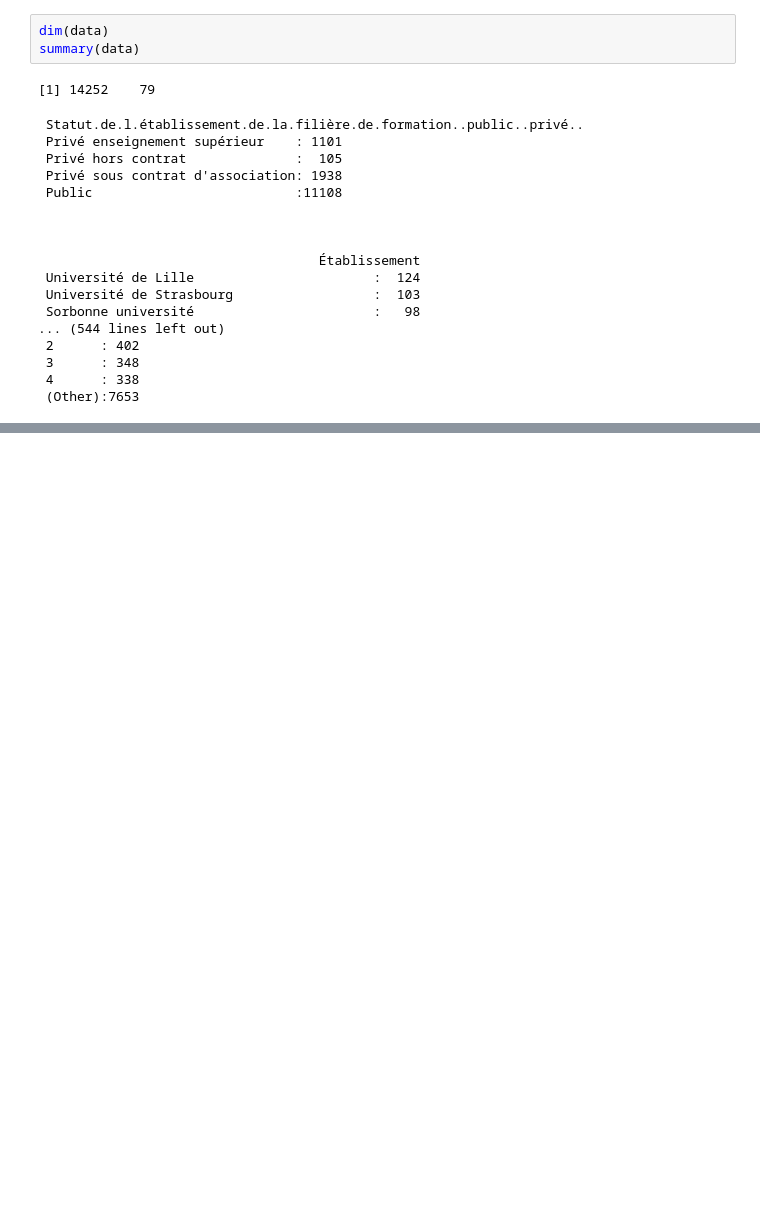
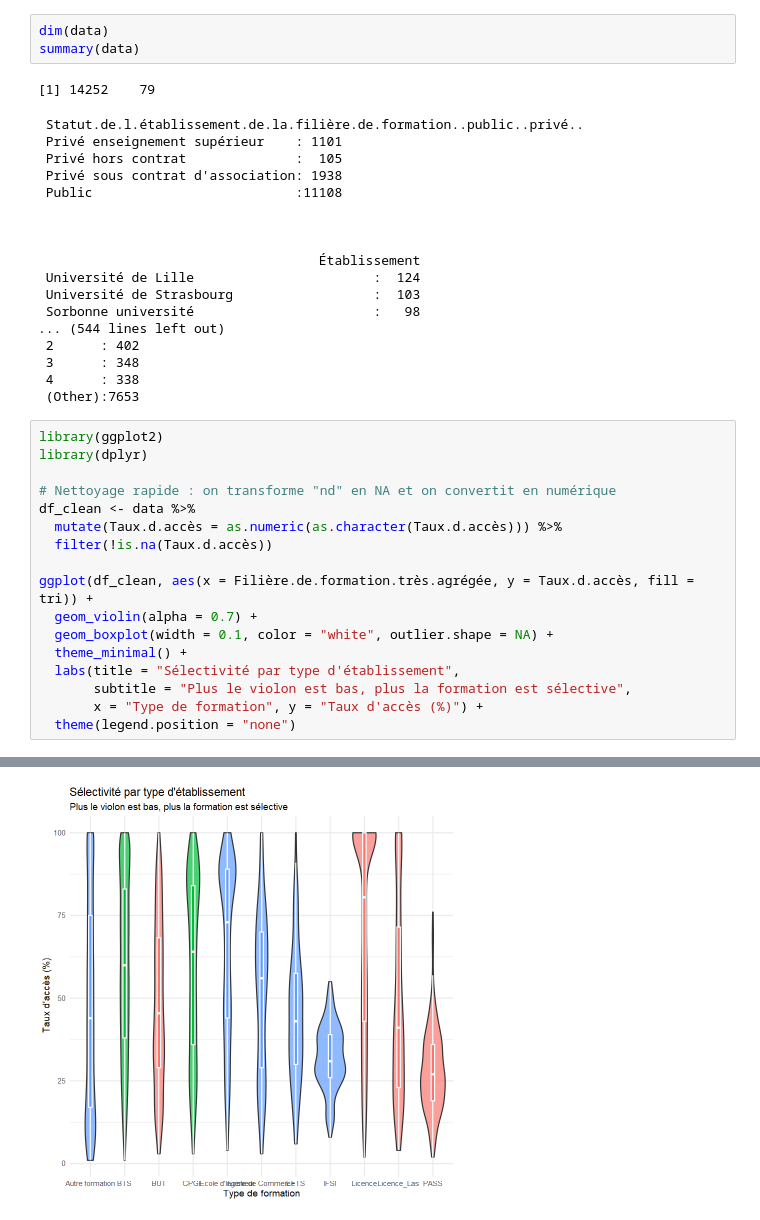
Before and after one commit to corentinbrand/Projet_analyse_de_donnees, a Jupyter notebook: brouillon.ipynb, the cells around one changed output, grey strips where cells are left out. Cells and saved outputs as stored; diff of their text form; blank space fills up the shorter version.

Commit message:
Few plots

```diff
--- a/brouillon.ipynb
+++ b/brouillon.ipynb
@@ -232,3 +220,21 @@ summary(data)
  3      : 348
  4      : 338
  (Other):7653
+# %%
+library(ggplot2)
+library(dplyr)
+
+# Nettoyage rapide : on transforme "nd" en NA et on convertit en numérique
+df_clean <- data %>%
+  mutate(Taux.d.accès = as.numeric(as.character(Taux.d.accès))) %>%
+  filter(!is.na(Taux.d.accès))
+
+ggplot(df_clean, aes(x = Filière.de.formation.très.agrégée, y = Taux.d.accès, fill = tri)) +
+  geom_violin(alpha = 0.7) +
+  geom_boxplot(width = 0.1, color = "white", outlier.shape = NA) +
+  theme_minimal() +
+  labs(title = "Sélectivité par type d'établissement",
+       subtitle = "Plus le violon est bas, plus la formation est sélective",
+       x = "Type de formation", y = "Taux d'accès (%)") +
+  theme(legend.position = "none")
+# %% [output]
@@ -234,0 +246 @@ summary(data)
+[figure, added]
```
Also changed, not shown: parts of 7 cells of this notebook.
